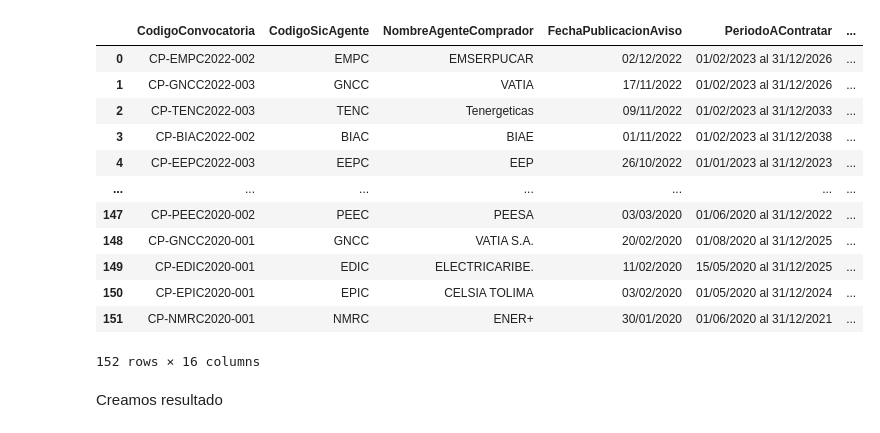
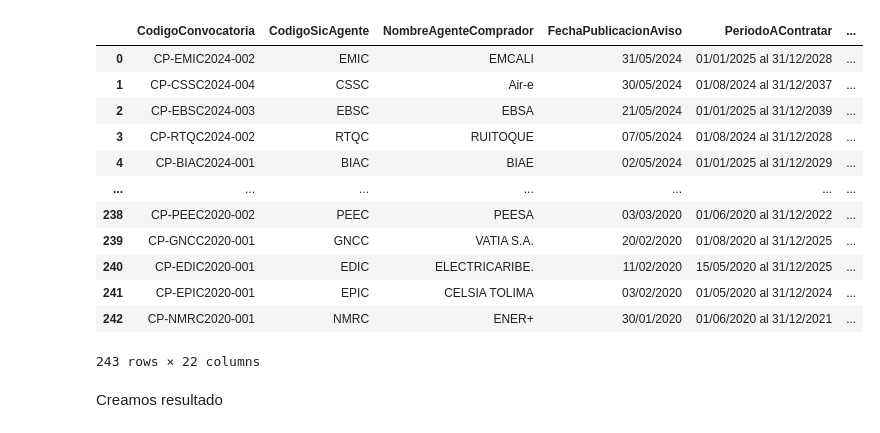
Before and after one commit to HectorTH1994/Analisis_impacto_obligacion_FNCER, a Jupyter notebook: SCRAPING.ipynb, the cells around one changed output. Drawn from its saved outputs; the diff is of its cells as text; code cells hidden in the pictures.

```diff
--- a/SCRAPING.ipynb
+++ b/SCRAPING.ipynb
@@ -33,23 +33,21 @@ Requirement already satisfied: pycparser in c:\users\dellphoto\anaconda3\lib\sit
 Requirement already satisfied: h11<1,>=0.9.0 in c:\users\dellphoto\anaconda3\lib\site-packages (from wsproto>=0.14->trio-websocket~=0.9->selenium) (0.14.0)
 # %%
 df_links=pd.read_excel("ConvocatoriasPublicas.xlsx")
-
-df_links["union"]=df_links['CodigoConvocatoria']+"/"+df_links['NombreAgenteComprador']+"/"+df_links['CodigoSicAgente']+"/01%2F02%2F2023/31%2F12%2F2026"
 df_links
 # %% [output]
 |  | CodigoConvocatoria | CodigoSicAgente | NombreAgenteComprador | FechaPublicacionAviso | PeriodoAContratar | ... |
-| 0 | CP-EMPC2022-002 | EMPC | EMSERPUCAR | 02/12/2022 | 01/02/2023 al 31/12/2026 | ... |
-| 1 | CP-GNCC2022-003 | GNCC | VATIA | 17/11/2022 | 01/02/2023 al 31/12/2026 | ... |
-| 2 | CP-TENC2022-003 | TENC | Tenergeticas | 09/11/2022 | 01/02/2023 al 31/12/2033 | ... |
-| 3 | CP-BIAC2022-002 | BIAC | BIAE | 01/11/2022 | 01/02/2023 al 31/12/2038 | ... |
-| 4 | CP-EEPC2022-003 | EEPC | EEP | 26/10/2022 | 01/01/2023 al 31/12/2023 | ... |
+| 0 | CP-EMIC2024-002 | EMIC | EMCALI | 31/05/2024 | 01/01/2025 al 31/12/2028 | ... |
+| 1 | CP-CSSC2024-004 | CSSC | Air-e | 30/05/2024 | 01/08/2024 al 31/12/2037 | ... |
+| 2 | CP-EBSC2024-003 | EBSC | EBSA | 21/05/2024 | 01/01/2025 al 31/12/2039 | ... |
+| 3 | CP-RTQC2024-002 | RTQC | RUITOQUE | 07/05/2024 | 01/08/2024 al 31/12/2028 | ... |
+| 4 | CP-BIAC2024-001 | BIAC | BIAE | 02/05/2024 | 01/01/2025 al 31/12/2029 | ... |
 | ... | ... | ... | ... | ... | ... | ... |
-| 147 | CP-PEEC2020-002 | PEEC | PEESA | 03/03/2020 | 01/06/2020 al 31/12/2022 | ... |
-| 148 | CP-GNCC2020-001 | GNCC | VATIA S.A. | 20/02/2020 | 01/08/2020 al 31/12/2025 | ... |
-| 149 | CP-EDIC2020-001 | EDIC | ELECTRICARIBE. | 11/02/2020 | 15/05/2020 al 31/12/2025 | ... |
-| 150 | CP-EPIC2020-001 | EPIC | CELSIA TOLIMA | 03/02/2020 | 01/05/2020 al 31/12/2024 | ... |
-| 151 | CP-NMRC2020-001 | NMRC | ENER+ | 30/01/2020 | 01/06/2020 al 31/12/2021 | ... |
+| 238 | CP-PEEC2020-002 | PEEC | PEESA | 03/03/2020 | 01/06/2020 al 31/12/2022 | ... |
+| 239 | CP-GNCC2020-001 | GNCC | VATIA S.A. | 20/02/2020 | 01/08/2020 al 31/12/2025 | ... |
+| 240 | CP-EDIC2020-001 | EDIC | ELECTRICARIBE. | 11/02/2020 | 15/05/2020 al 31/12/2025 | ... |
+| 241 | CP-EPIC2020-001 | EPIC | CELSIA TOLIMA | 03/02/2020 | 01/05/2020 al 31/12/2024 | ... |
+| 242 | CP-NMRC2020-001 | NMRC | ENER+ | 30/01/2020 | 01/06/2020 al 31/12/2021 | ... |
-152 rows × 16 columns
+243 rows × 22 columns
 # %%
 def scraping(link):
     #Ubicacion de webdrive
```
Also changed, not shown: parts of 7 cells of this notebook, 9 other files.
